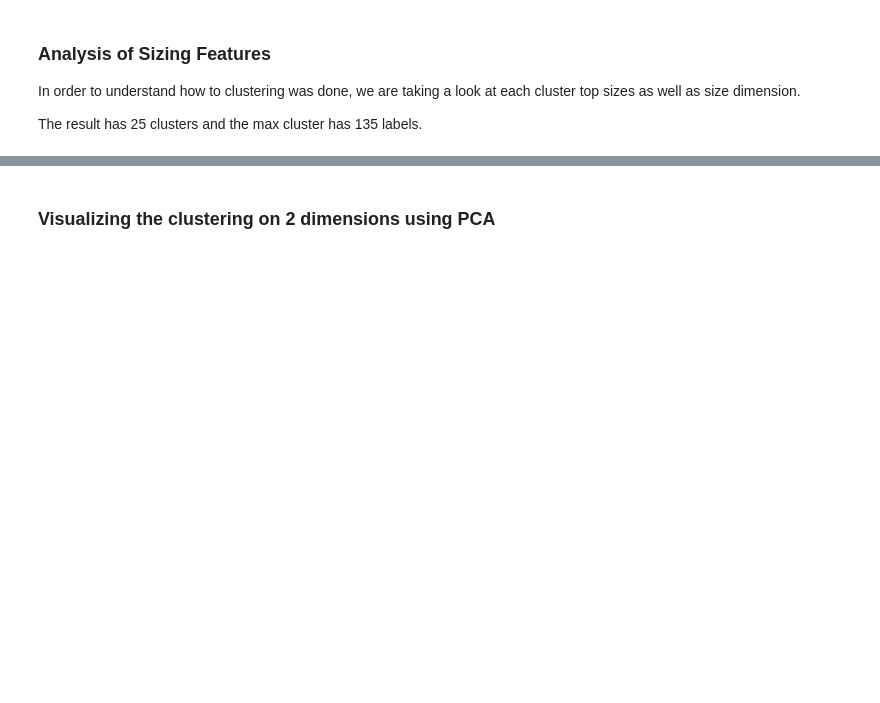
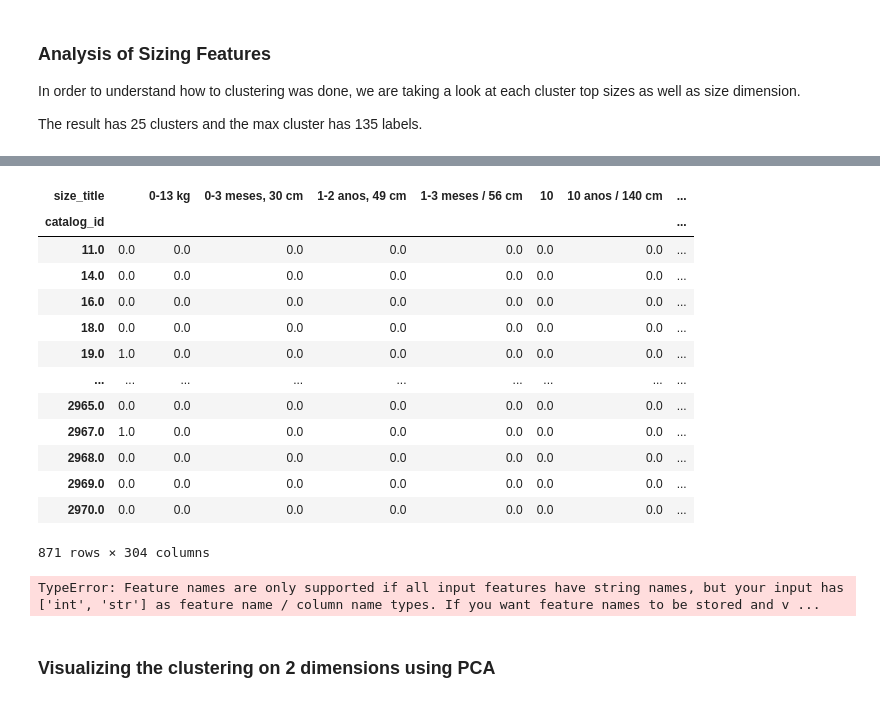
Before and after one commit to lmao420blazeit/vinted-streamlit-container, a Jupyter notebook: notebooks/catalog_clustering.ipynb, the cells around one changed output, grey strips where cells are left out. Cells and saved outputs as stored; diff of their text form; code cells hidden in the pictures; blank space fills up the shorter version.

```diff
--- a/notebooks/catalog_clustering.ipynb
+++ b/notebooks/catalog_clustering.ipynb
@@ -297,3 +311,47 @@ for catalog in grouped_data["catalog_id"]:
                       yaxis_title="Sum",
                       )
     fig.show()
+# %%
+pivot_combined.T
+# %% [output]
+| size_title |  | 0-13 kg | 0-3 meses, 30 cm | 1-2 anos, 49 cm | 1-3 meses / 56 cm | 10 | 10 anos / 140 cm | ... |
+| catalog_id |  |  |  |  |  |  |  | ... |
+| 11.0 | 0.0 | 0.0 | 0.0 | 0.0 | 0.0 | 0.0 | 0.0 | ... |
+| 14.0 | 0.0 | 0.0 | 0.0 | 0.0 | 0.0 | 0.0 | 0.0 | ... |
+| 16.0 | 0.0 | 0.0 | 0.0 | 0.0 | 0.0 | 0.0 | 0.0 | ... |
+| 18.0 | 0.0 | 0.0 | 0.0 | 0.0 | 0.0 | 0.0 | 0.0 | ... |
+| 19.0 | 1.0 | 0.0 | 0.0 | 0.0 | 0.0 | 0.0 | 0.0 | ... |
+| ... | ... | ... | ... | ... | ... | ... | ... | ... |
+| 2965.0 | 0.0 | 0.0 | 0.0 | 0.0 | 0.0 | 0.0 | 0.0 | ... |
+| 2967.0 | 1.0 | 0.0 | 0.0 | 0.0 | 0.0 | 0.0 | 0.0 | ... |
+| 2968.0 | 0.0 | 0.0 | 0.0 | 0.0 | 0.0 | 0.0 | 0.0 | ... |
+| 2969.0 | 0.0 | 0.0 | 0.0 | 0.0 | 0.0 | 0.0 | 0.0 | ... |
+| 2970.0 | 0.0 | 0.0 | 0.0 | 0.0 | 0.0 | 0.0 | 0.0 | ... |
+871 rows × 304 columns
+# %%
+from sklearn.manifold import TSNE
+import plotly.express as px
+
+# Compute t-SNE embeddings
+tsne = TSNE(n_components=2, random_state=42, perplexity=10)
+X_tsne = tsne.fit_transform(pivot_combined.T)
+
+pca_df = pd.DataFrame(data=X_tsne,
+                      columns=['PC1', 'PC2'],
+                      index = pivot_combined.T.index)
+
+concat_df = pd.concat([pca_df,
+                       df.set_index("catalog_id")],
+                      ignore_index= False,
+                      axis=1)
+concat_df = concat_df.rename(columns={0: 'Cluster'})
+concat_df.index = concat_df.index.astype("category")
+print(concat_df.index.dtype)
+
+fig = px.scatter(concat_df, x='PC1', y='PC2', color='Cluster', title='t-SNE Plot')
+
+# Update layout and show the plot
+#fig.update_layout(title='t-SNE Plot', xaxis_title='Component 1', yaxis_title='Component 2')
+fig.show()
+# %% [output]
+TypeError: Feature names are only supported if all input features have string names, but your input has ['int', 'str'] as feature name / column name types. If you want feature names to be stored and v ...
```
Also changed, not shown: parts of 12 cells of this notebook, 2 other files.
